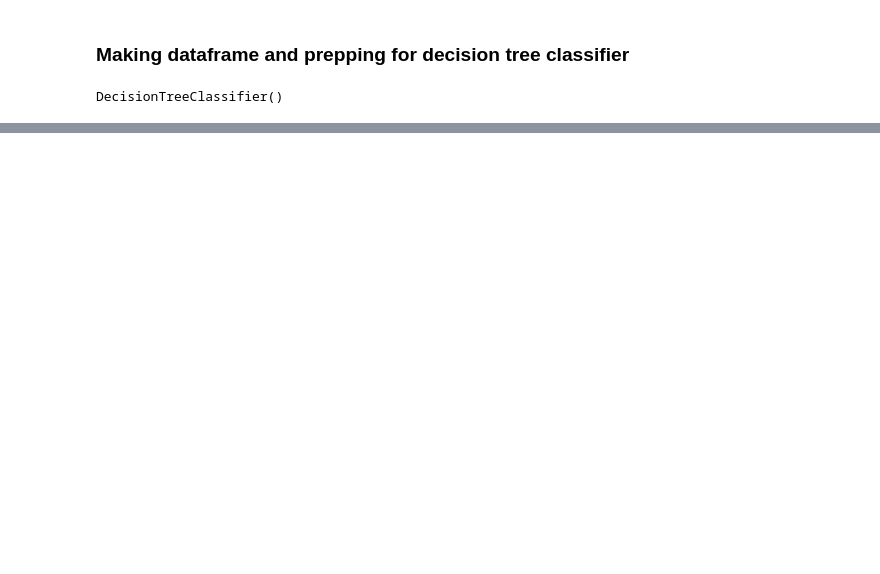
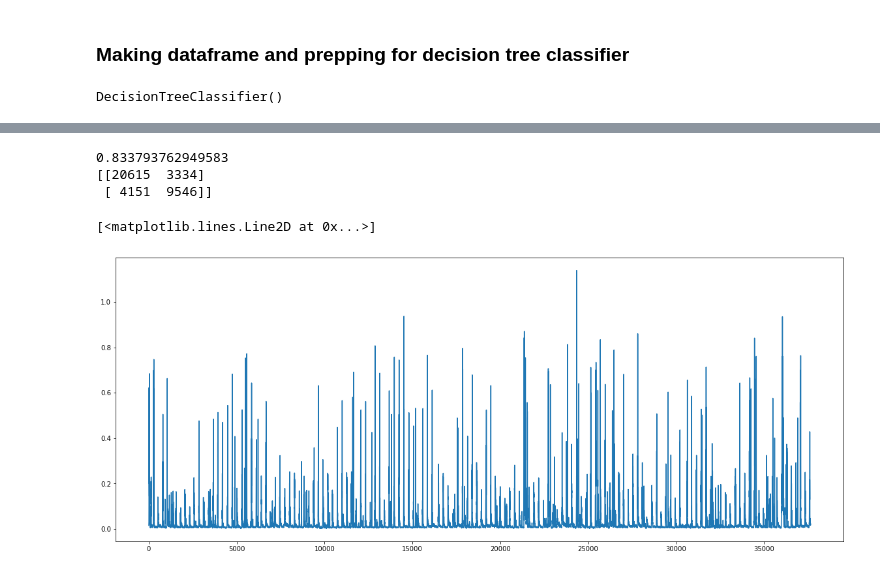
Before and after one commit to saikoukunt/silent-speech, a Jupyter notebook: scripts/Decision Tree Classifier Test Full Dataset, Mouthed.ipynb, the cells around one changed output, grey strips where cells are left out. Drawn from its saved outputs; the diff is of its cells as text; code cells hidden in the pictures; blank space fills up the shorter version.

```diff
--- a/scripts/Decision Tree Classifier Test Full Dataset, Mouthed.ipynb
+++ b/scripts/Decision Tree Classifier Test Full Dataset, Mouthed.ipynb
@@ -241,5 +232,5 @@ len(filtered_data_test[0])
 # %%
-y_test = y_test[20750:747706]
+y_test = y_test[32623:785531]
 # %% [markdown]
 ### Downsampling y
 # %%
@@ -257,7 +248,7 @@ while ind1 < len(y_train):
 
     #remaining data less than window size, avoid array out of bounds
     if ind2 > len(y_train):
-        ind2 = len(y_train)
+        ind2 = len(y_train)-1
 
     num_label = np.count_nonzero(y_train[ind1:ind2])
     if num_label > 19:
@@ -336,14 +339,16 @@ def calculate(smoothed_envelope):
 ready_data_train = [0,0,0,0,0,0]
 
 for i in range(len(filtered_data_train)):
-    res = smooth(filtered_data_train[i])
-    ready_data_train[i] = calculate(res)
+    data_rms = rms(filtered_data_train[i])
+    res = smooth(data_rms)
+    ready_data_train[i] = res
 # %%
 ready_data_test = [0,0,0,0,0,0]
 
 for i in range(len(filtered_data_test)):
-    res = smooth(filtered_data_test[i])
-    ready_data_test[i] = calculate(res)
+    data_rms = rms(filtered_data_test[i])
+    res = smooth(data_rms)
+    ready_data_test[i] = res
 # %%
 print(np.count_nonzero(ready_data_train[0]))
 print(np.count_nonzero(ready_data_test[0]))
@@ -425,0 +469,16 @@ print(cm)
+# %%
+ac=accuracy_score(speech_event,y_test)
+print(ac)
+#I obtain the confusion matrix
+cm=confusion_matrix(speech_event, predicted)
+print(cm)
+# %% [output]
+0.833793762949583
+[[20615  3334]
+ [ 4151  9546]]
+# %%
+plt.figure(figsize=(20,8))
+plt.plot(ready_data_test[0])
+# %% [output]
+[<matplotlib.lines.Line2D at 0x...>]
+[figure, added]
```
Also changed, not shown: parts of 31 cells of this notebook, 5 other files.
